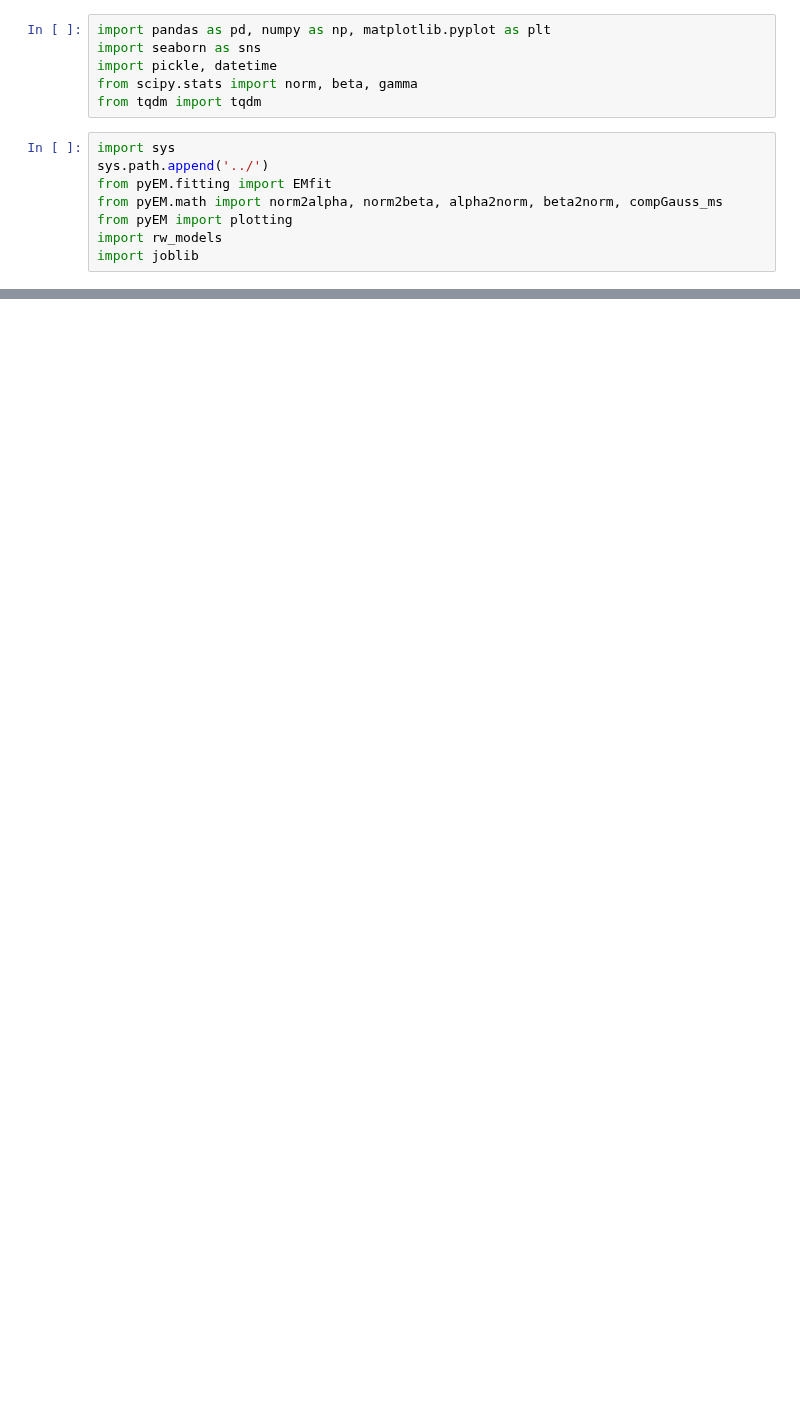
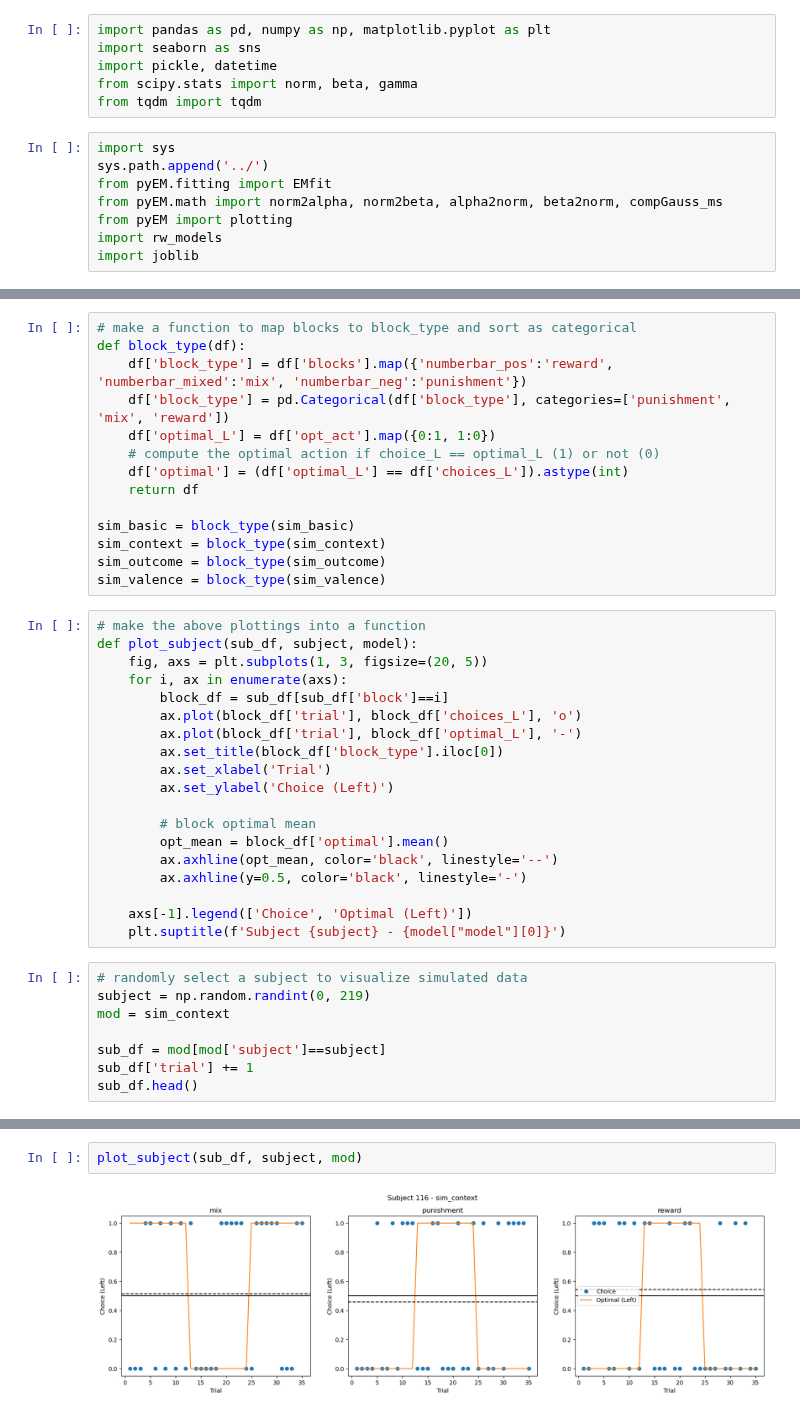
Before and after one commit to shawnrhoads/pyEM, a Jupyter notebook: examples/RW_simulation.ipynb, the cells around one changed output, grey strips where cells are left out. Saved outputs shown, nothing was run; the diff lists cells and outputs as text; blank space fills up the shorter version.

Commit message:
simulation visualization

```diff
--- a/examples/RW_simulation.ipynb
+++ b/examples/RW_simulation.ipynb
@@ -76,0 +26,41 @@ plotting.plot_choices(subj_dict['choices_L'])
+# %%
+# make a function to map blocks to block_type and sort as categorical
+def block_type(df):
+    df['block_type'] = df['blocks'].map({'numberbar_pos':'reward', 'numberbar_mixed':'mix', 'numberbar_neg':'punishment'})
+    df['block_type'] = pd.Categorical(df['block_type'], categories=['punishment', 'mix', 'reward'])
+    df['optimal_L'] = df['opt_act'].map({0:1, 1:0})
+    # compute the optimal action if choice_L == optimal_L (1) or not (0)
+    df['optimal'] = (df['optimal_L'] == df['choices_L']).astype(int)
+    return df
+
+sim_basic = block_type(sim_basic)
+sim_context = block_type(sim_context)
+sim_outcome = block_type(sim_outcome)
+sim_valence = block_type(sim_valence)
+# %%
+# make the above plottings into a function
+def plot_subject(sub_df, subject, model):
+    fig, axs = plt.subplots(1, 3, figsize=(20, 5))
+    for i, ax in enumerate(axs):
+        block_df = sub_df[sub_df['block']==i]
+        ax.plot(block_df['trial'], block_df['choices_L'], 'o')
+        ax.plot(block_df['trial'], block_df['optimal_L'], '-')
+        ax.set_title(block_df['block_type'].iloc[0])
+        ax.set_xlabel('Trial')
+        ax.set_ylabel('Choice (Left)')
+
+        # block optimal mean
+        opt_mean = block_df['optimal'].mean()
+        ax.axhline(opt_mean, color='black', linestyle='--')
+        ax.axhline(y=0.5, color='black', linestyle='-')
+
+    axs[-1].legend(['Choice', 'Optimal (Left)'])
+    plt.suptitle(f'Subject {subject} - {model["model"][0]}')
+# %%
+# randomly select a subject to visualize simulated data
+subject = np.random.randint(0, 219)
+mod = sim_context
+
+sub_df = mod[mod['subject']==subject]
+sub_df['trial'] += 1
+sub_df.head()
@@ -76,0 +78,4 @@ plotting.plot_choices(subj_dict['choices_L'])
+# %%
+plot_subject(sub_df, subject, mod)
+# %% [output]
+[figure, added]
```
Also changed, not shown: parts of 11 cells of this notebook.
